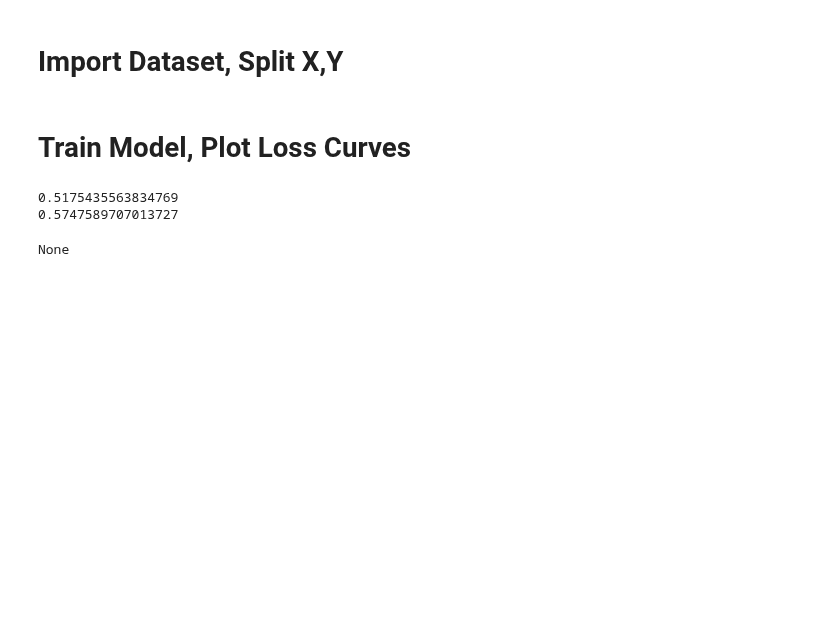
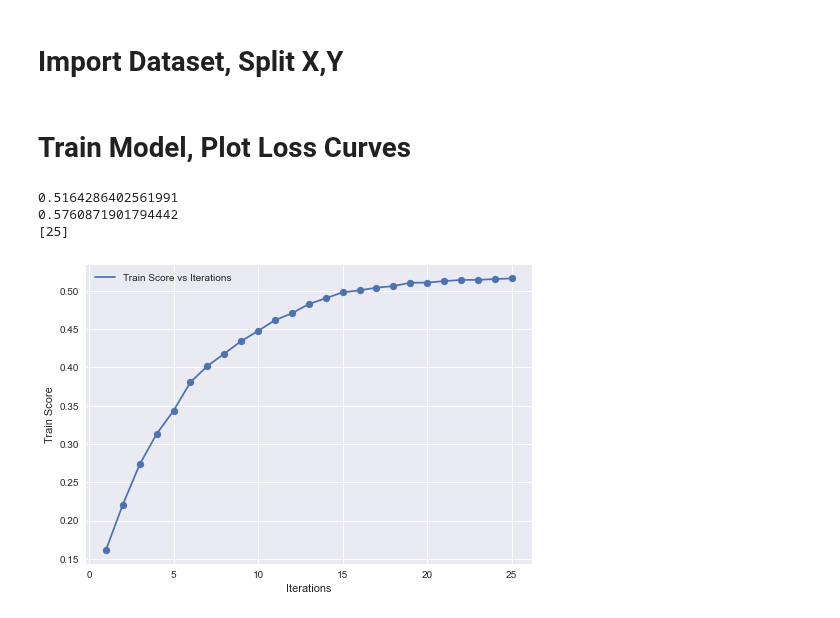
Before and after one commit to PritishWadhwa/IMDb-Movie-Rating-Predictor, a Jupyter notebook: Regression/Linear_Best_Model_Loss_Vs_Itr_Graphs.ipynb, the cells around one changed output. Drawn from its saved outputs; the diff is of its cells as text; code cells hidden in the pictures; blank space fills up the shorter version.

Commit message:
Regression and Regularizations

```diff
--- a/Regression/Linear_Best_Model_Loss_Vs_Itr_Graphs.ipynb
+++ b/Regression/Linear_Best_Model_Loss_Vs_Itr_Graphs.ipynb
@@ -24,14 +24,36 @@ test_Y = testDF['data_IMDBscore']
 from sklearn.linear_model import Ridge
 from sklearn.metrics import mean_squared_error
 # %%
-train_ridge_model = Ridge(alpha=57.0, fit_intercept=True, copy_X=True, random_state=0, max_iter=1)
+train_ridge_model = Ridge(alpha=57.0, fit_intercept=True, copy_X=True, random_state=0, solver='lsqr')
 train_ridge_model.fit(train_X, train_Y)
 print(train_ridge_model.score(train_X,train_Y))
 print(mean_squared_error(train_ridge_model.predict(train_X), train_Y))
+print(train_ridge_model.n_iter_)
 # %% [output]
-0.5175435563834769
-0.5747589707013727
+0.5164286402561991
+0.5760871901794442
+[25]
-# %%
-print(train_ridge_model.n_iter_)
-# %% [output]
-None
+# %%
+train_score_list=[]
+train_error_list=[]
+val_score_list=[]
+val_error_list=[]
+# %%
+for itr in range(1,26):
+    train_model = Ridge(alpha=57.0, fit_intercept=True, copy_X=True, random_state=0, solver='lsqr', max_iter=itr)
+    train_model.fit(train_X, train_Y)
+    train_score_list.append(train_model.score(train_X, train_Y))
+    train_error_list.append(mean_squared_error(train_model.predict(train_X), train_Y))
+    val_score_list.append(train_model.score(val_X,val_Y))
+    val_error_list.append(mean_squared_error(train_model.predict(val_X), val_Y))
+# %%
+plt.style.use('seaborn')
+plt.scatter([1,2,3,4,5,6,7,8,9,10,11,12,13,14,15,16,17,18,19,20,21,22,23,24,25],train_score_list)
+plt.plot([1,2,3,4,5,6,7,8,9,10,11,12,13,14,15,16,17,18,19,20,21,22,23,24,25],train_score_list, label='Train Score vs Iterations')
+plt.xlabel('Iterations')
+plt.ylabel('Train Score')
+plt.legend()
+plt.savefig('Graphs/regression_train_vs_score_itr.png')
+plt.show()
+# %% [output]
+[figure, added]
```
Also changed, not shown: parts of 3 cells of this notebook, 4 other files.
